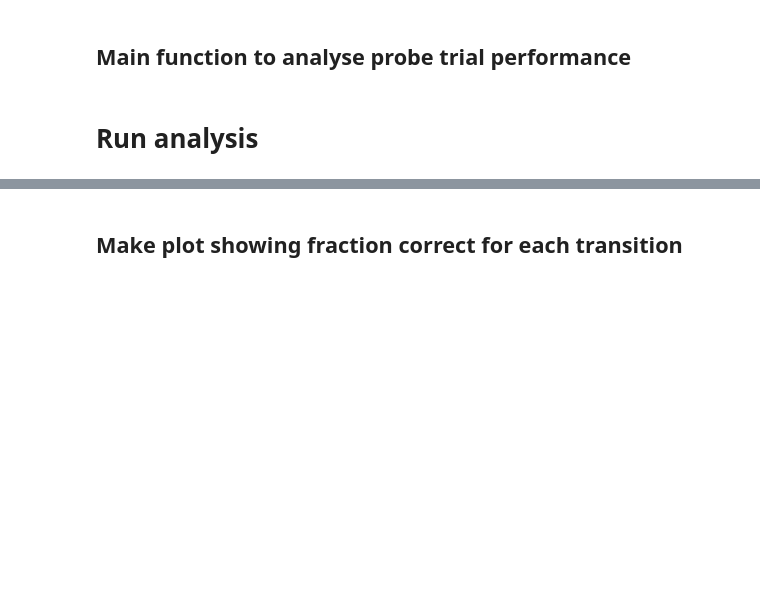
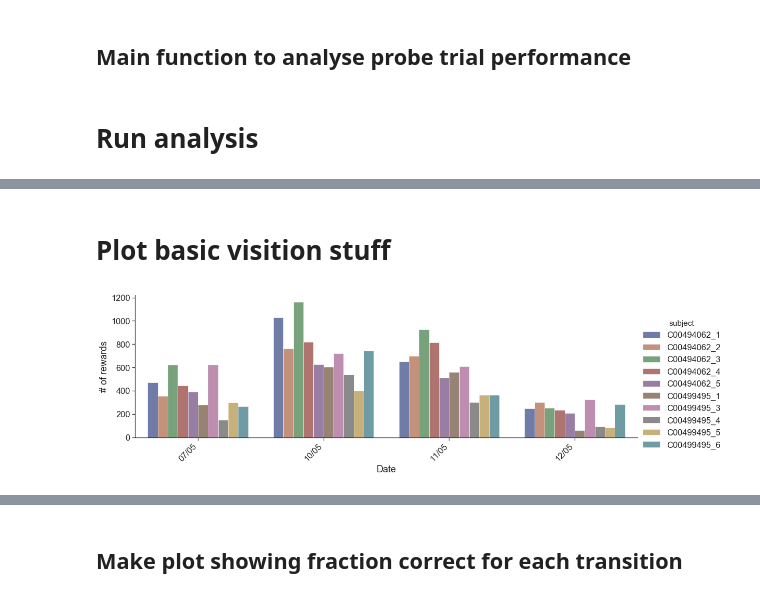
Before and after one commit to yves-weissenberger/line_loop, a Jupyter notebook: project_notebooks/line_loop/follow_the_light/process_homecage_data_clean.ipynb, the cells around one changed output, grey strips where cells are left out. Drawn from its saved outputs; the diff is of its cells as text; code cells hidden in the pictures; blank space fills up the shorter version.

Commit message:
added basic visition info to analysis

```diff
--- a/project_notebooks/line_loop/follow_the_light/process_homecage_data_clean.ipynb
+++ b/project_notebooks/line_loop/follow_the_light/process_homecage_data_clean.ipynb
@@ -66,7 +69,7 @@ def get_probe_trial_performance_homecage(lines):
     all_info_dicts = [] #this is for when there are two tasks in one session
     seq = None
     task_number = None
-
+    n_rewards = np.nan
     #iterate over flines
     for ix,l_ in enumerate(lines[:-1]):
 
@@ -97,7 +100,6 @@ def get_probe_trial_performance_homecage(lines):
         if 'seq' in l_:
             seq = eval(re.findall('seq:(\[.*\])', l_)[0])
 
-
         #process the print-lines that describe the subjects behaviour
         if 'TARGET:' in l_:
             t_ = re.findall('P ([0-9]*) R',l_)[0]
@@ -125,8 +127,14 @@ def get_probe_trial_performance_homecage(lines):
             target_hist.append(target); probe_hist.append(probe); dir_hist.append(direction);
             poked_hist.append(poked); seq_hist.append(seq_ix)
     #print(len(probe_perf))
+    try:
+        n_rewards = float(eval(re.findall('Variables(.*)',lines[-1])[0])['n_rewards'])
+    except IndexError:
+        n_rewards = np.nan
+
     info_dict['seq'] = seq; info_dict['task_nr'] = task_number; info_dict['probe_dict'] = probe_dict.copy()
     info_dict['len_seq'] = None if seq is None else len(seq)
+    info_dict['n_rewards'] = n_rewards
     all_info_dicts.append(info_dict)
     return all_info_dicts
 # %%
@@ -260,0 +248,33 @@ mergag = grouped['probe_dict'].agg(mptd_only20)  #aggregate data across sessions
+# %% [markdown]
+# Plot basic visition stuff
+# %%
+grouped_by_day = df.groupby([pd.Grouper(key='date',freq='D'),'subject'])
+gbd_sum =grouped_by_day['n_rewards'].sum()
+gbd_dfs = gbd_sum.reset_index()
+
+gbd_mean =grouped_by_day['n_rewards'].mean()
+gbd_dfm = gbd_mean.reset_index()
+
+gbd_num =grouped_by_day['n_rewards'].count()
+gbd_dfn = gbd_num.reset_index()
+
+
+#gbd_sum.add_suffix('_Count').reset_index()
+# %%
+#plt.figure(figsize=(12,3))
+g = seaborn.catplot(
+    data=gbd_dfs, kind="bar",
+    x="date", y="n_rewards", hue="subject",
+    ci="sd", palette="dark", alpha=.6, height=5, # make the plot 5 units high
+    aspect=3
+)
+
+
+#g.despine(left=True)
+g.set_axis_labels("Date", "# of rewards")
+x_dates = gbd_df['date'].dt.strftime('%d/%m').sort_values().unique()
+_ = plt.gca().set_xticklabels(labels=x_dates, rotation=45, ha='right')
+
+#g.legend.set_title("")
+# %% [output]
+[figure, added]
```
Also changed, not shown: parts of 14 cells of this notebook, 2 other files.
